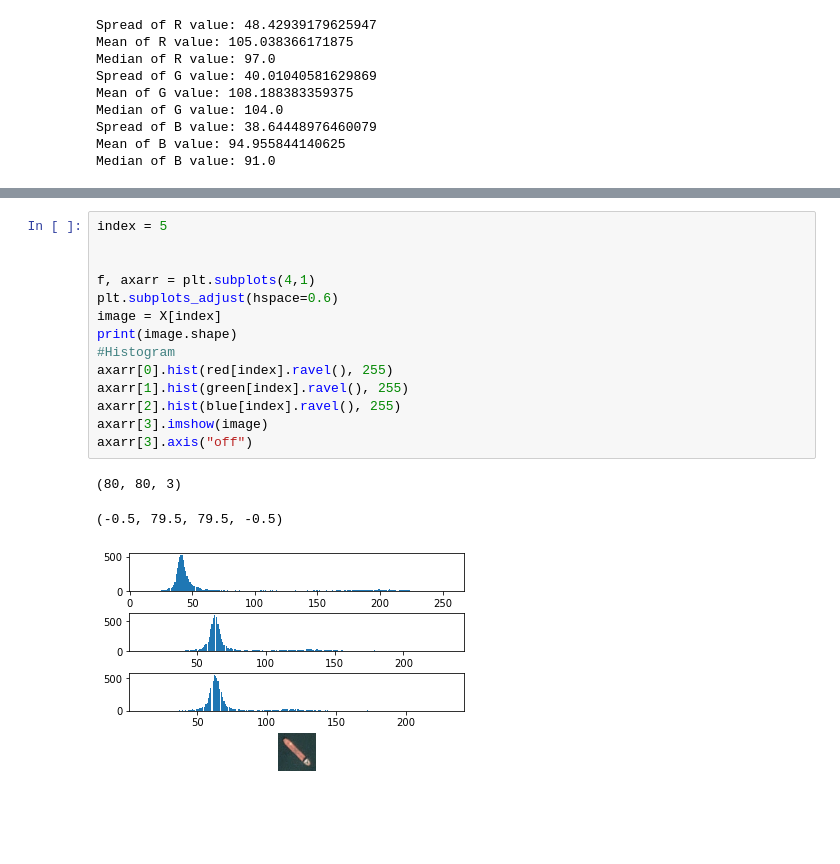
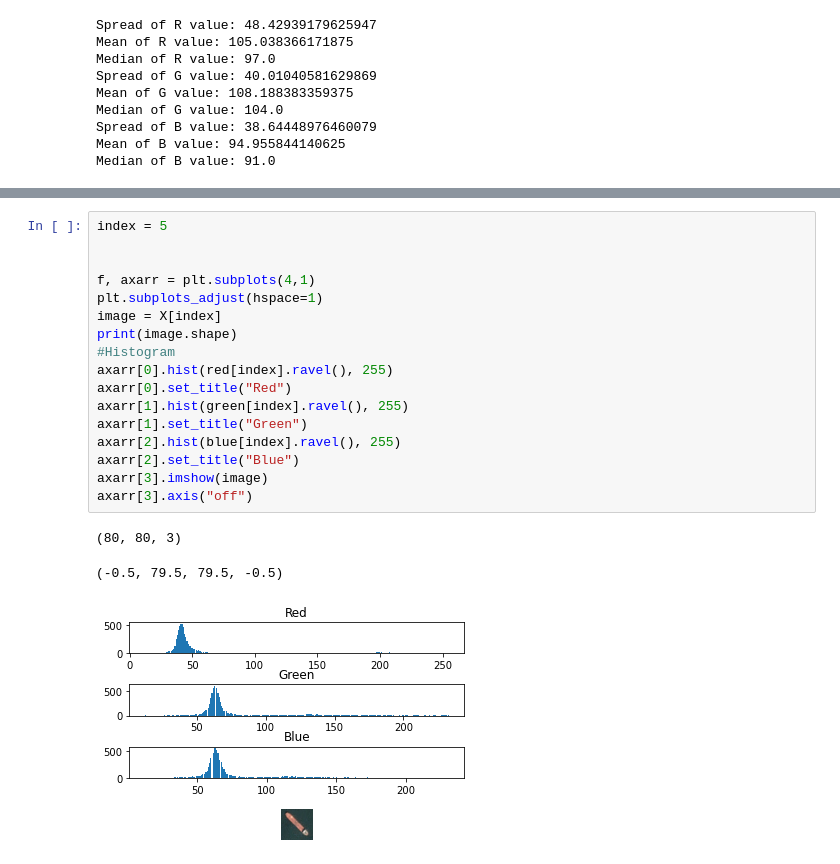
Before and after one commit to victorduun/ITMAL, a Jupyter notebook: Aflevering4/Lektion5Oevelse2.ipynb, the cells around one changed output, grey strips where cells are left out. Saved outputs shown, nothing was run; the diff lists cells and outputs as text; blank space fills up the shorter version.

```diff
--- a/Aflevering4/Lektion5Oevelse2.ipynb
+++ b/Aflevering4/Lektion5Oevelse2.ipynb
@@ -102,21 +99,24 @@ plt.show()
 # %%
 index = 5
 
 
 f, axarr = plt.subplots(4,1)
-plt.subplots_adjust(hspace=0.6)
+plt.subplots_adjust(hspace=1)
 image = X[index]
 print(image.shape)
 #Histogram
 axarr[0].hist(red[index].ravel(), 255)
+axarr[0].set_title("Red")
 axarr[1].hist(green[index].ravel(), 255)
+axarr[1].set_title("Green")
 axarr[2].hist(blue[index].ravel(), 255)
+axarr[2].set_title("Blue")
 axarr[3].imshow(image)
 axarr[3].axis("off")
 # %% [output]
 (80, 80, 3)
 (-0.5, 79.5, 79.5, -0.5)
-[figure, old version]
+[figure, new version]
 # %%
 from skimage.color import rgb2hsv
 
```
Also changed, not shown: parts of 2 cells of this notebook, 10 other files.
